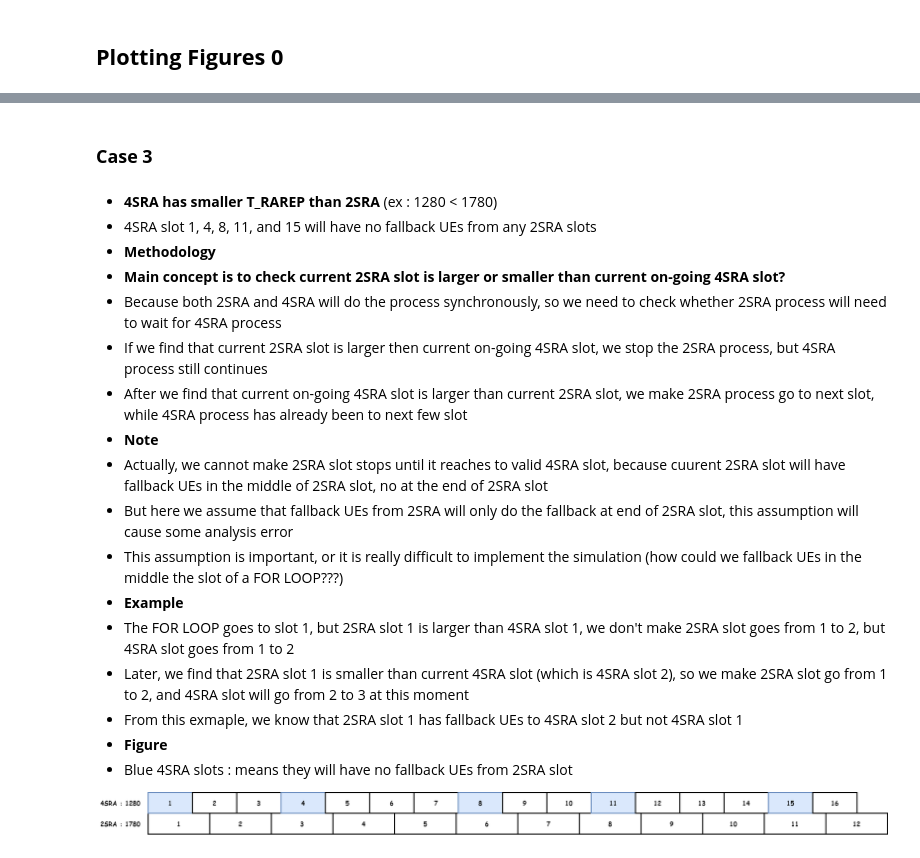
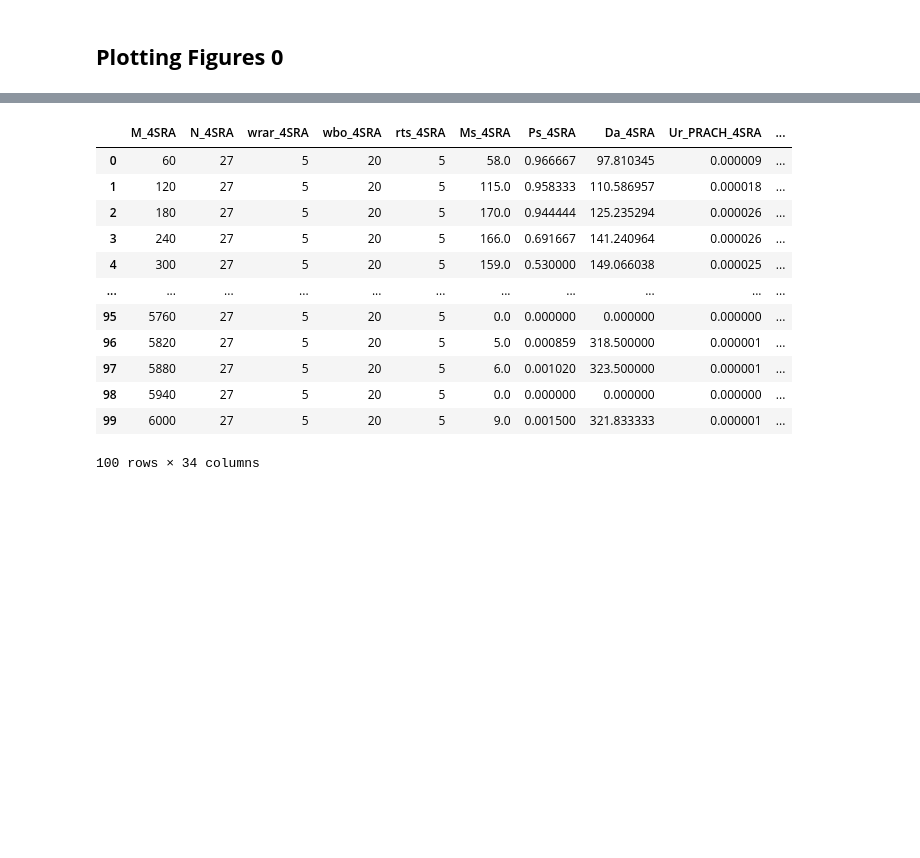
Before and after one commit to timlin0307/Thesis-Simulation, a Jupyter notebook: 2SRA and 4SRA with T_DATA in NTN/Simulation.ipynb, the cells around one changed output, grey strips where cells are left out. Drawn from its saved outputs; the diff is of its cells as text; code cells hidden in the pictures; blank space fills up the shorter version.

```diff
--- a/2SRA and 4SRA with T_DATA in NTN/Simulation.ipynb
+++ b/2SRA and 4SRA with T_DATA in NTN/Simulation.ipynb
@@ -2422,22 +1795,18 @@ if test_mode == 0:
-# %% [markdown]
-### **Case 3**
-# %% [markdown]
-- **4SRA has smaller T_RAREP than 2SRA** (ex : 1280 < 1780)
- - 4SRA slot 1, 4, 8, 11, and 15 will have no fallback UEs from any 2SRA slots
-- **Methodology**
- - **Main concept is to check current 2SRA slot is larger or smaller than current on-going 4SRA slot?**
- - Because both 2SRA and 4SRA will do the process synchronously, so we need to check whether 2SRA process will need to wait for 4SRA process
- - If we find that current 2SRA slot is larger then current on-going 4SRA slot, we stop the 2SRA process, but 4SRA process still continues
- - After we find that current on-going 4SRA slot is larger than current 2SRA slot, we make 2SRA process go to next slot, while 4SRA process has already been to next few slot
-- **Note**
- - Actually, we cannot make 2SRA slot stops until it reaches to valid 4SRA slot, because cuurent 2SRA slot will have fallback UEs in the middle of 2SRA slot, no at the end of 2SRA slot
- - But here we assume that fallback UEs from 2SRA will only do the fallback at end of 2SRA slot, this assumption will cause some analysis error
- - This assumption is important, or it is really difficult to implement the simulation (how could we fallback UEs in the middle the slot of a FOR LOOP???)
-- **Example**
- - The FOR LOOP goes to slot 1, but 2SRA slot 1 is larger than 4SRA slot 1, we don't make 2SRA slot goes from 1 to 2, but 4SRA slot goes from 1 to 2
- - Later, we find that 2SRA slot 1 is smaller than current 4SRA slot (which is 4SRA slot 2), so we make 2SRA slot go from 1 to 2, and 4SRA slot will go from 2 to 3 at this moment
- - From this exmaple, we know that 2SRA slot 1 has fallback UEs to 4SRA slot 2 but not 4SRA slot 1
-- **Figure**
- - Blue 4SRA slots : means they will have no fallback UEs from 2SRA slot
-
-![SCH5.drawio.png](embedded-picture-1)
+# %%
+sim = pandas.read_csv('sim_testresult.csv')
+ana = pandas.read_csv('ana_testresult.csv')
+sim
+# %% [output]
+|  | M_4SRA | N_4SRA | wrar_4SRA | wbo_4SRA | rts_4SRA | Ms_4SRA | Ps_4SRA | Da_4SRA | Ur_PRACH_4SRA | ... |
+| 0 | 60 | 27 | 5 | 20 | 5 | 58.0 | 0.966667 | 97.810345 | 0.000009 | ... |
+| 1 | 120 | 27 | 5 | 20 | 5 | 115.0 | 0.958333 | 110.586957 | 0.000018 | ... |
+| 2 | 180 | 27 | 5 | 20 | 5 | 170.0 | 0.944444 | 125.235294 | 0.000026 | ... |
+| 3 | 240 | 27 | 5 | 20 | 5 | 166.0 | 0.691667 | 141.240964 | 0.000026 | ... |
+| 4 | 300 | 27 | 5 | 20 | 5 | 159.0 | 0.530000 | 149.066038 | 0.000025 | ... |
+| ... | ... | ... | ... | ... | ... | ... | ... | ... | ... | ... |
+| 95 | 5760 | 27 | 5 | 20 | 5 | 0.0 | 0.000000 | 0.000000 | 0.000000 | ... |
+| 96 | 5820 | 27 | 5 | 20 | 5 | 5.0 | 0.000859 | 318.500000 | 0.000001 | ... |
+| 97 | 5880 | 27 | 5 | 20 | 5 | 6.0 | 0.001020 | 323.500000 | 0.000001 | ... |
+| 98 | 5940 | 27 | 5 | 20 | 5 | 0.0 | 0.000000 | 0.000000 | 0.000000 | ... |
+| 99 | 6000 | 27 | 5 | 20 | 5 | 9.0 | 0.001500 | 321.833333 | 0.000001 | ... |
+100 rows × 34 columns
```
Also changed, not shown: parts of 47 cells of this notebook, 4 other files.
